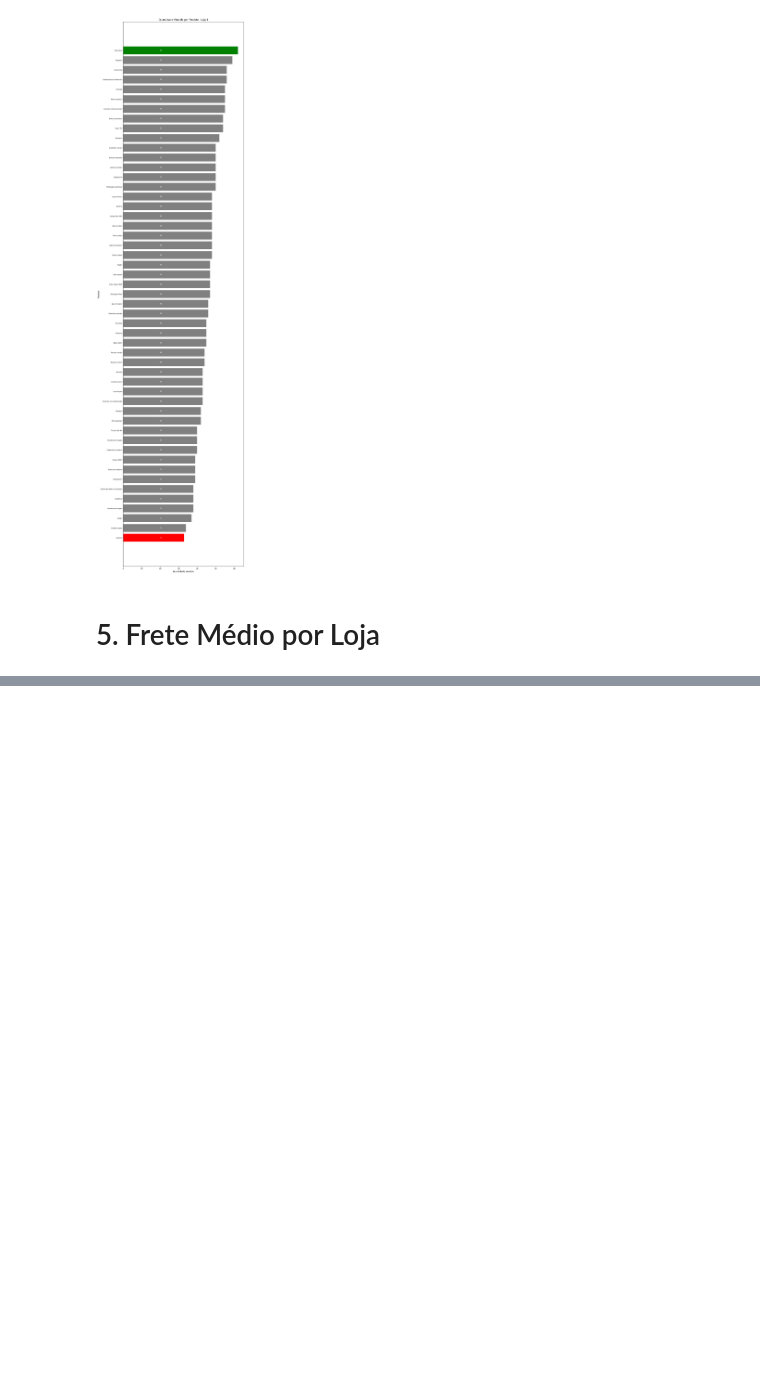
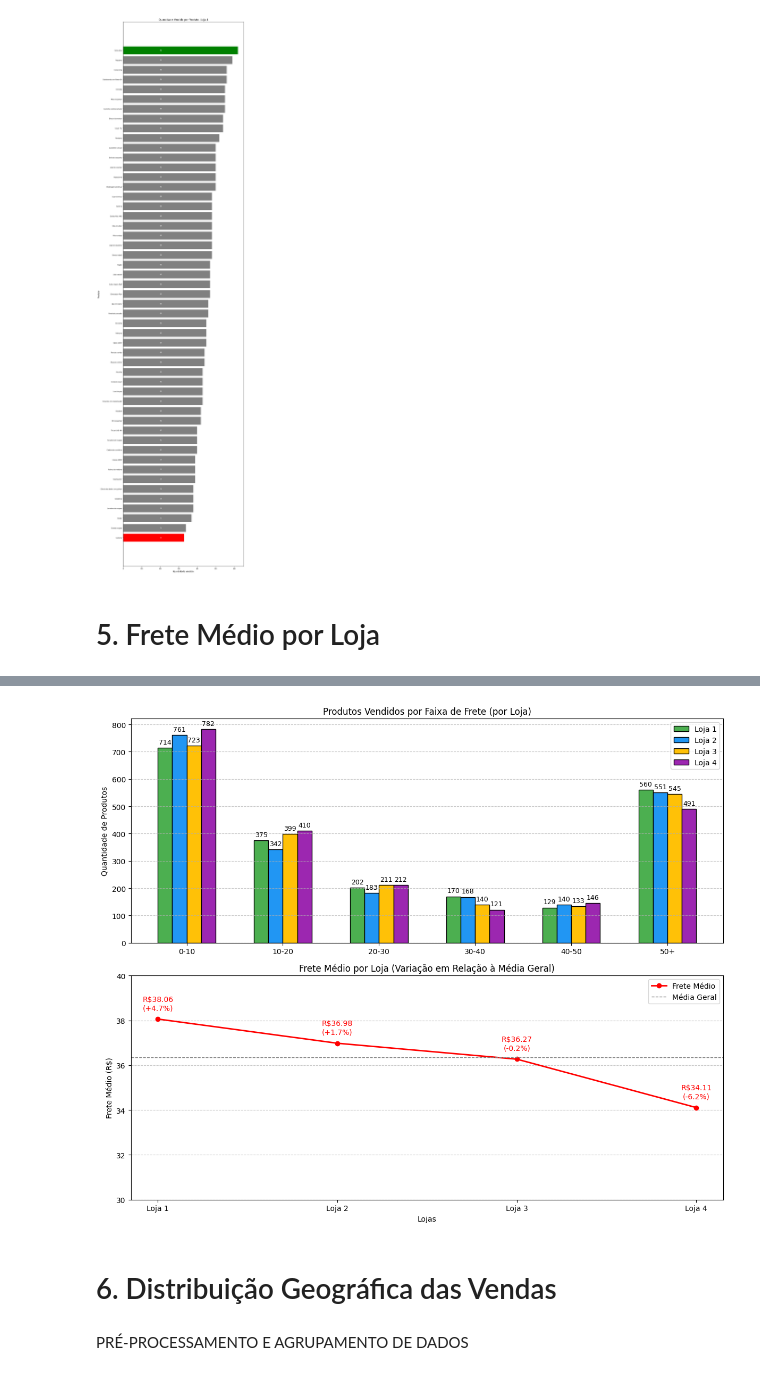
Before and after one commit to TyrGunllod/alura_store, a Jupyter notebook: AluraStoreBr.ipynb, the cells around one changed output, grey strips where cells are left out. Saved outputs shown, nothing was run; the diff lists cells and outputs as text; code cells hidden in the pictures; blank space fills up the shorter version.

```diff
--- a/AluraStoreBr.ipynb
+++ b/AluraStoreBr.ipynb
@@ -314,7 +318,7 @@ for i, df_produtos in enumerate(produtos_vendidos, start=1):
 
     # Define as cores para as barras:
     # Verde para o mais vendido, vermelho para o menos vendido, cinza para os demais
-    cores = [
+    cores_min_max = [
         'green' if qtd == qtd_max else
         'red' if qtd == qtd_min else
         'gray'
@@ -325,7 +329,7 @@ for i, df_produtos in enumerate(produtos_vendidos, start=1):
     fig, ax = plt.subplots(figsize=(10, 0.7 * len(df_ordenado) + 2), constrained_layout=True)
 
     # Cria gráfico de barras horizontais
-    bars = ax.barh(df_ordenado.index, df_ordenado.values, color=cores)
+    bars = ax.barh(df_ordenado.index, df_ordenado.values, color=cores_min_max)
 
     # Define o título e os rótulos dos eixos
     ax.set_title(f'Quantidade Vendida por Produto - Loja {i}', fontsize=12)
@@ -488,0 +419,70 @@ plt.tight_layout()
+# %%
+# -------- Cálculos derivados e gráficos --------
+# Cria DataFrame para comparação
+df_comparativo = pd.DataFrame(dados_comparativos)
+
+# Variação percentual em relação à média geral
+media_geral = sum(frete_medio) / len(frete_medio)
+variacoes = [(valor - media_geral) / media_geral * 100 for valor in frete_medio]
+
+# Gráfico combinado
+fig, (ax1, ax2) = plt.subplots(2, 1, figsize=(12, 10))
+
+# -------- Gráfico 1: Produtos por faixa --------
+largura_barra = 0.15
+x = np.arange(len(labels))
+offsets = np.linspace(-1.5 * largura_barra, 1.5 * largura_barra, len(lojas))
+
+for i, (coluna, cor) in enumerate(zip(df_comparativo.columns, cores)):
+    barras = ax1.bar(x + offsets[i], df_comparativo[coluna], width=largura_barra,
+                     label=coluna, color=cor, edgecolor='black')
+
+    # Adiciona rótulos
+    for barra in barras:
+        altura = barra.get_height()
+        ax1.annotate(f'{int(altura)}',
+                     xy=(barra.get_x() + barra.get_width() / 2, altura),
+                     xytext=(0, 3),
+                     textcoords='offset points',
+                     ha='center', va='bottom', fontsize=9)
+
+ax1.set_title('Produtos Vendidos por Faixa de Frete (por Loja)')
+ax1.set_ylabel('Quantidade de Produtos')
+ax1.set_xticks(x)
+ax1.set_xticklabels(labels)
+ax1.grid(axis='y', linestyle='--', alpha=0.7)
+ax1.legend()
+
+# -------- Gráfico 2: Frete médio e variação --------
+x_lojas = np.arange(len(lojas))
+ax2.plot(x_lojas, frete_medio, color='red', marker='o', linestyle='-', linewidth=2, label='Frete Médio')
+
+for i, valor in enumerate(frete_medio):
+    variacao = variacoes[i]
+    texto = f'R${valor:.2f}\n({variacao:+.1f}%)' if abs(variacao) >= 0.05 else f'R${valor:.2f}\n(= média)'
+
+    ax2.annotate(texto,
+                 xy=(x_lojas[i], valor),
+                 xytext=(0, 10),
+                 textcoords='offset points',
+                 ha='center', va='bottom',
+                 fontsize=10, color='red')
+
+ax2.set_title('Frete Médio por Loja (Variação em Relação à Média Geral)')
+ax2.set_xlabel('Lojas')
+ax2.set_ylabel('Frete Médio (R$)')
+ax2.set_xticks(x_lojas)
+ax2.set_xticklabels([f'Loja {i+1}' for i in range(len(lojas))])
+ax2.set_ylim(30, 40)
+ax2.grid(axis='y', linestyle='--', alpha=0.7)
+ax2.axhline(media_geral, color='gray', linestyle='--', linewidth=1, label='Média Geral')
+ax2.legend()
+
+plt.tight_layout()
+plt.show()
+# %% [output]
+[figure, added]
+# %% [markdown]
+# 6. Distribuição Geográfica das Vendas
+# %% [markdown]
+PRÉ-PROCESSAMENTO E AGRUPAMENTO DE DADOS
```
Also changed, not shown: parts of 16 cells of this notebook.
